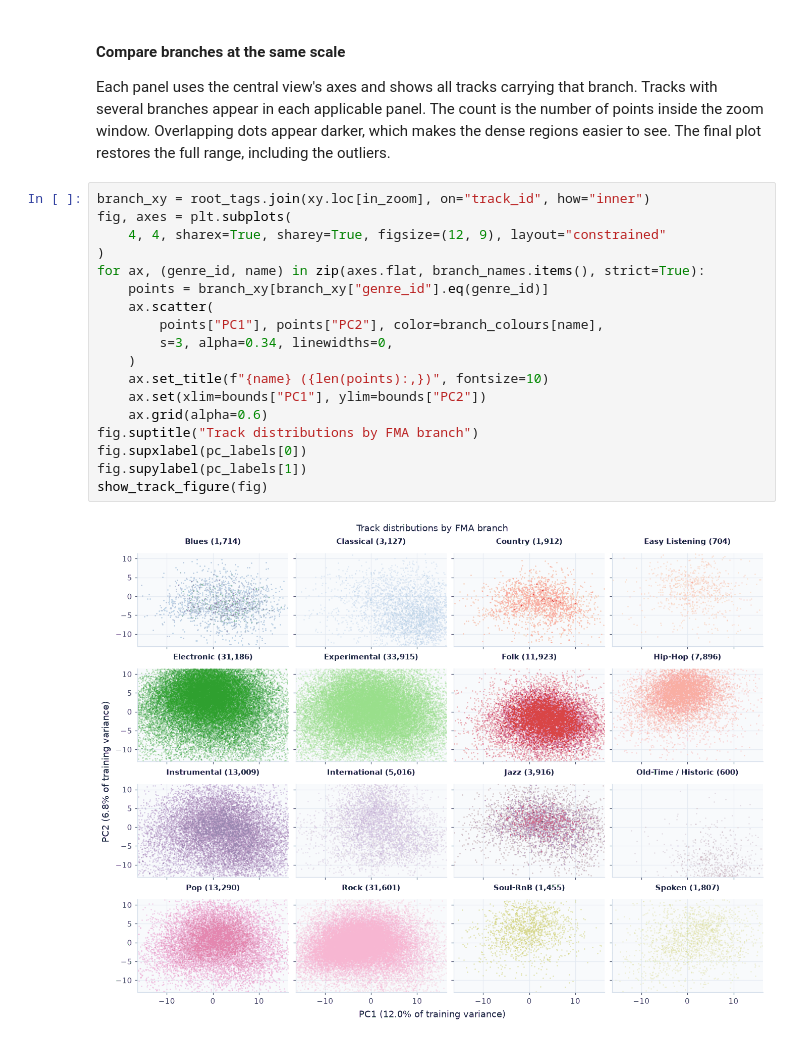
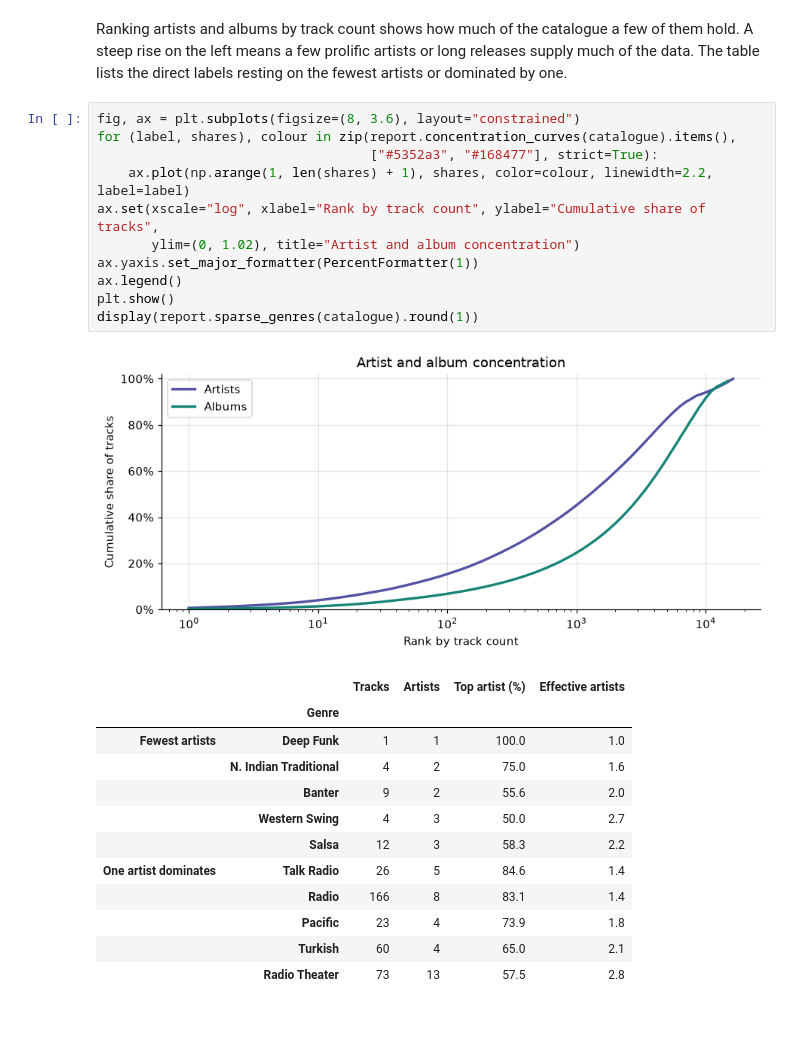
Before and after one commit to piotrczech/music-atlas, a Jupyter notebook: notebooks/01-data-exploration.ipynb, the cells around one changed output. Saved outputs shown, nothing was run; the diff lists cells and outputs as text.

Commit message:
docs: restructure the data notebook and simplify project docs

```diff
--- a/notebooks/01-data-exploration.ipynb
+++ b/notebooks/01-data-exploration.ipynb
@@ -411,24 +276,29 @@ Central view: 98,338 of 106,574 tracks (92.3%).
 # %% [markdown]
-#### Compare branches at the same scale
-
-Each panel uses the central view's axes and shows all tracks carrying that branch. Tracks with several branches appear in each applicable panel. The count is the number of points inside the zoom window. Overlapping dots appear darker, which makes the dense regions easier to see. The final plot restores the full range, including the outliers.
+Ranking artists and albums by track count shows how much of the catalogue a few of them hold.
+A steep rise on the left means a few prolific artists or long releases supply much of the data.
+The table lists the direct labels resting on the fewest artists or dominated by one.
 # %%
-branch_xy = root_tags.join(xy.loc[in_zoom], on="track_id", how="inner")
-fig, axes = plt.subplots(
-    4, 4, sharex=True, sharey=True, figsize=(12, 9), layout="constrained"
-)
-for ax, (genre_id, name) in zip(axes.flat, branch_names.items(), strict=True):
-    points = branch_xy[branch_xy["genre_id"].eq(genre_id)]
-    ax.scatter(
-        points["PC1"], points["PC2"], color=branch_colours[name],
-        s=3, alpha=0.34, linewidths=0,
-    )
-    ax.set_title(f"{name} ({len(points):,})", fontsize=10)
-    ax.set(xlim=bounds["PC1"], ylim=bounds["PC2"])
-    ax.grid(alpha=0.6)
-fig.suptitle("Track distributions by FMA branch")
-fig.supxlabel(pc_labels[0])
-fig.supylabel(pc_labels[1])
-show_track_figure(fig)
+fig, ax = plt.subplots(figsize=(8, 3.6), layout="constrained")
+for (label, shares), colour in zip(report.concentration_curves(catalogue).items(),
+                                   ["#5352a3", "#168477"], strict=True):
+    ax.plot(np.arange(1, len(shares) + 1), shares, color=colour, linewidth=2.2, label=label)
+ax.set(xscale="log", xlabel="Rank by track count", ylabel="Cumulative share of tracks",
+       ylim=(0, 1.02), title="Artist and album concentration")
+ax.yaxis.set_major_formatter(PercentFormatter(1))
+ax.legend()
+plt.show()
+display(report.sparse_genres(catalogue).round(1))
 # %% [output]
-[figure, old version]
+[figure, new version]
+|  |  | Tracks | Artists | Top artist (%) | Effective artists |
+|  | Genre |  |  |  |  |
+| Fewest artists | Deep Funk | 1 | 1 | 100.0 | 1.0 |
+|  | N. Indian Traditional | 4 | 2 | 75.0 | 1.6 |
+|  | Banter | 9 | 2 | 55.6 | 2.0 |
+|  | Western Swing | 4 | 3 | 50.0 | 2.7 |
+|  | Salsa | 12 | 3 | 58.3 | 2.2 |
+| One artist dominates | Talk Radio | 26 | 5 | 84.6 | 1.4 |
+|  | Radio | 166 | 8 | 83.1 | 1.4 |
+|  | Pacific | 23 | 4 | 73.9 | 1.8 |
+|  | Turkish | 60 | 4 | 65.0 | 2.1 |
+|  | Radio Theater | 73 | 13 | 57.5 | 2.8 |
```
Also changed, not shown: parts of 98 cells of this notebook, 7 other files.
